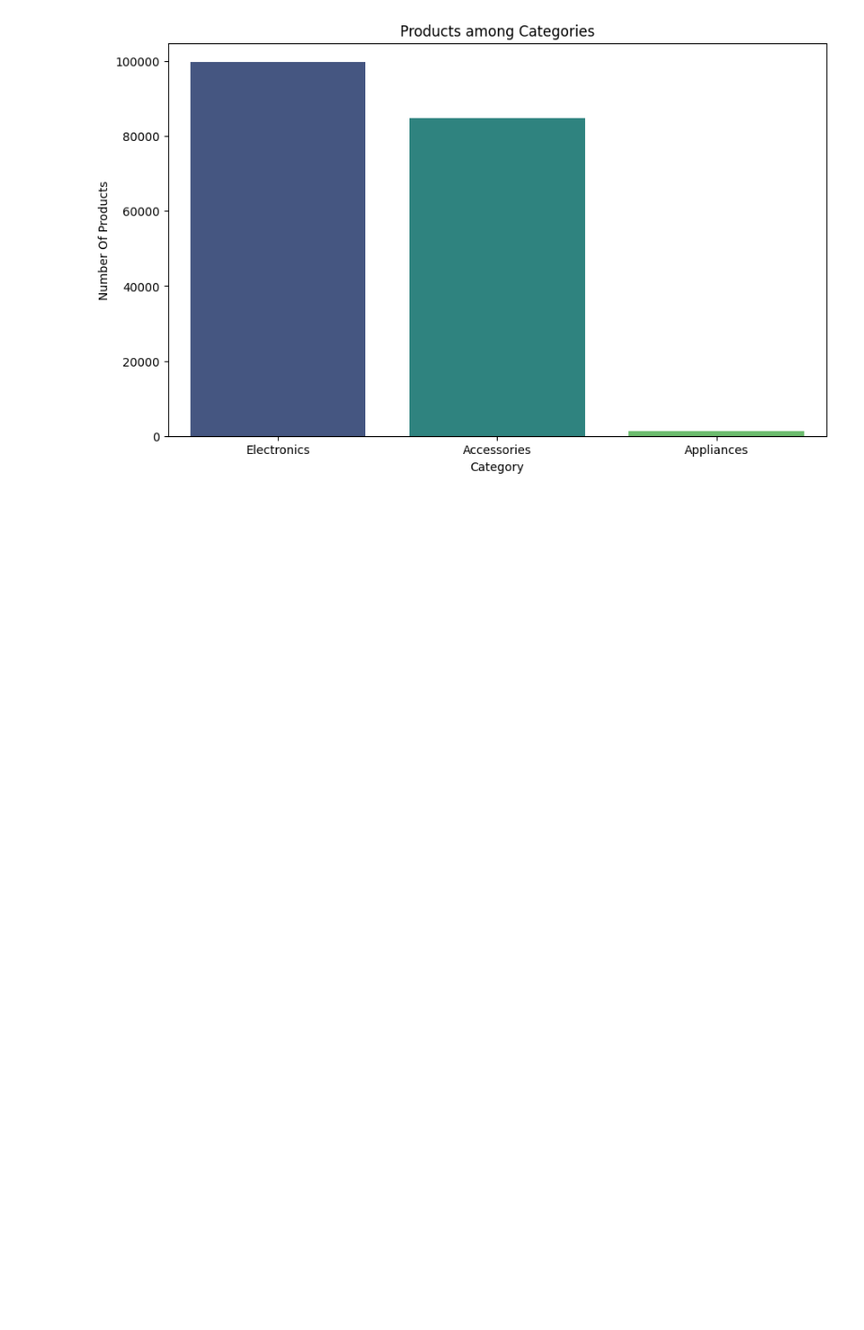
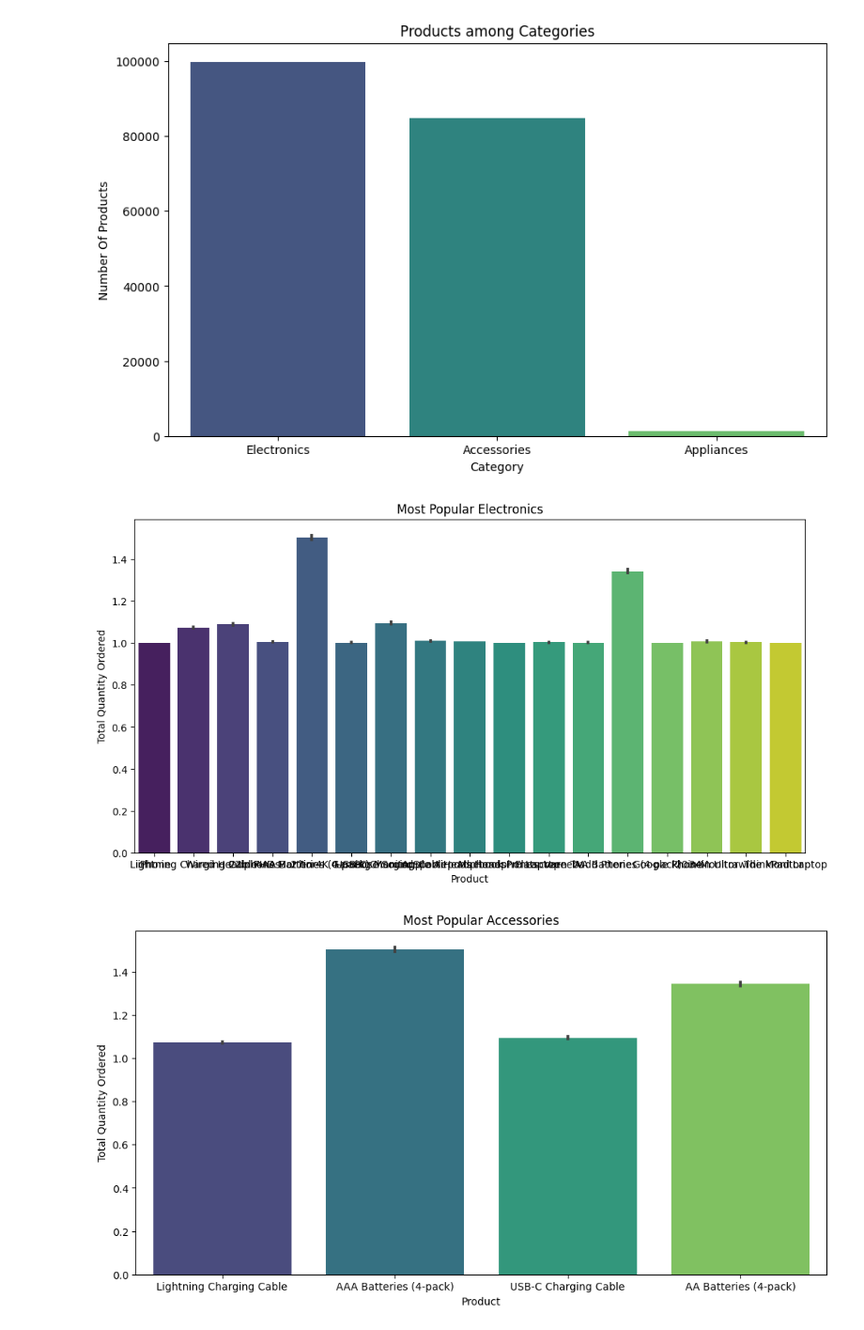
Before and after one commit to MIS3843GarrGet/SalesDataAnalysis, a Jupyter notebook: GarrGetSalesAnalysis.ipynb, the cells around one changed output. Shown: that part at 94% size. Saved outputs shown, nothing was run; the diff lists cells and outputs as text; code cells hidden in the pictures; blank space fills up the shorter version.

Commit message:
9/16/2023 5:52pm
NEED TO MAKE MOST POPULAR ELECTRONICS X-BAR Labels MORE VISIBLE && NEED TO FIX: want Chart to display the most ordered Items in each category

```diff
--- a/GarrGetSalesAnalysis.ipynb
+++ b/GarrGetSalesAnalysis.ipynb
@@ -434,3 +434,36 @@ plt.ylabel('Number Of Products')
 plt.show()
 # %% [output]
 [figure]
+# %%
+# Creates a New Filtered Data Frame to only include rows with 'Electronics' and 'accessories'
+filtered_df = df[df['category'].isin(['Electronics', 'Accessories'])]
+
+# Creates plot Using Seaborn and Matplotlib most popular electronics similar to last Visual
+plt.figure(figsize=(12,6))
+# Uses Seaborn to create barplot where x:'product' and y='quantity_ordered from filtered data variable for ONLY Electronics
+sns.barplot(x='product', y='quantity_ordered', data=filtered_df, palette = 'viridis')
+#Titles the Bar Plot & labels x & y axis
+plt.title('Most Popular Electronics')
+plt.xlabel('Product')
+plt.ylabel('Total Quantity Ordered')
+
+#Shows Most Popular Electronics Plot
+plt.show()
+
+#### NEED TO MAKE MOST POPULAR ELECTRONICS X-BAR MORE VISABLE && NEED TO FIX: want Chart to display the most ordered Items in each category
+
+accessories_df = filtered_df[filtered_df['category'] == 'Accessories']
+# Creates plot Using Seaborn and Matplotlib most popular accessories similar to last Visual
+plt.figure(figsize=(12,6))
+# Uses Seaborn to create barplot where x:'product' and y='quantity_ordered from filtered data variable for ONLY Electronics
+sns.barplot(x='product', y='quantity_ordered', data=accessories_df, palette = 'viridis')
+#Titles the Bar Plot & labels x & y axis
+plt.title('Most Popular Accessories')
+plt.xlabel('Product')
+plt.ylabel('Total Quantity Ordered')
+
+#Shows Most Popular Accessories Plot
+plt.show()
+# %% [output]
+[figure, added]
+[figure, added]
```
